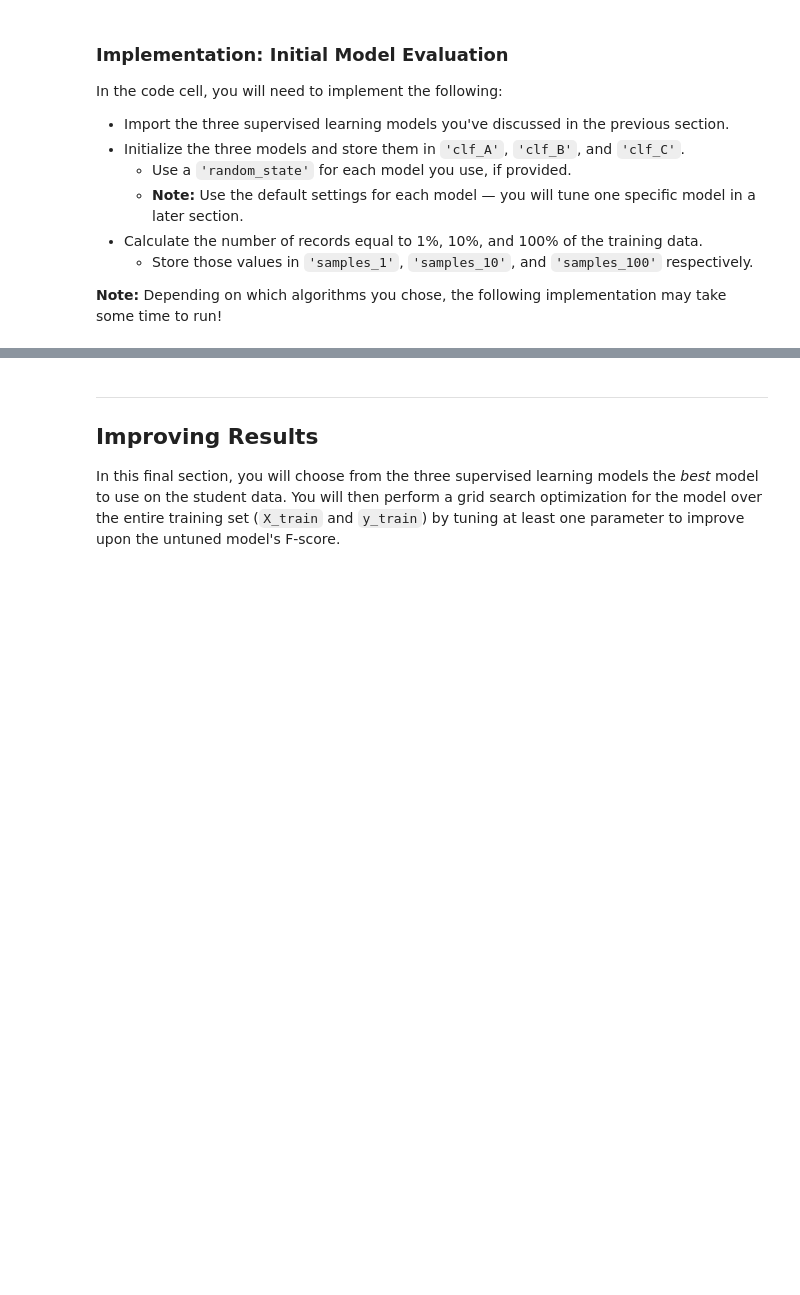
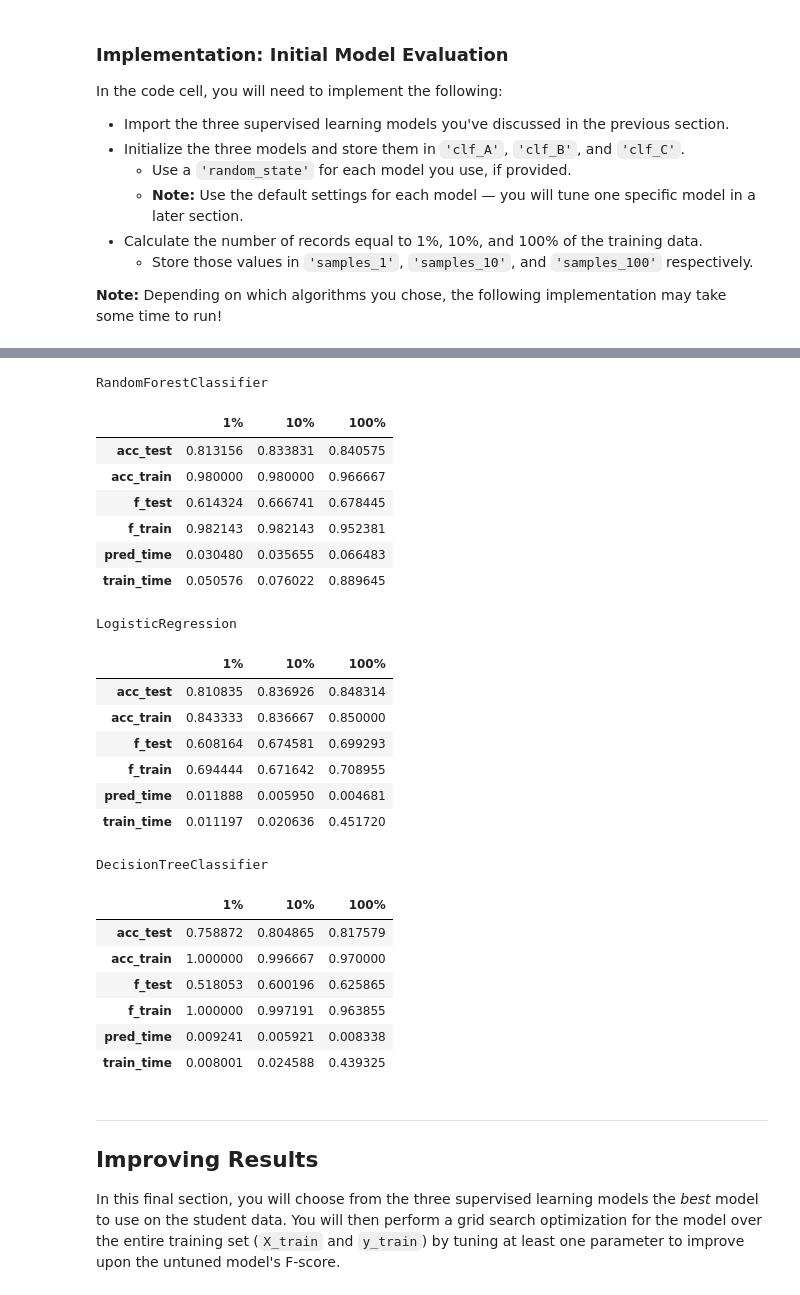
Before and after one commit to schottkey7/machine-learning, a Jupyter notebook: projects/finding_donors/finding_donors.ipynb, the cells around one changed output, grey strips where cells are left out. Saved outputs shown, nothing was run; the diff lists cells and outputs as text; code cells hidden in the pictures; blank space fills up the shorter version.

```diff
--- a/projects/finding_donors/finding_donors.ipynb
+++ b/projects/finding_donors/finding_donors.ipynb
@@ -449,3 +446,32 @@ RandomForestClassifier trained on 36177 samples.
+# %%
+for i in results.items():
+    print i[0]
+    display(pd.DataFrame(i[1]).rename(columns={0:'1%', 1:'10%', 2:'100%'}))
+# %% [output]
+RandomForestClassifier
+|  | 1% | 10% | 100% |
+| acc_test | 0.813156 | 0.833831 | 0.840575 |
+| acc_train | 0.980000 | 0.980000 | 0.966667 |
+| f_test | 0.614324 | 0.666741 | 0.678445 |
+| f_train | 0.982143 | 0.982143 | 0.952381 |
+| pred_time | 0.030480 | 0.035655 | 0.066483 |
+| train_time | 0.050576 | 0.076022 | 0.889645 |
+LogisticRegression
+|  | 1% | 10% | 100% |
+| acc_test | 0.810835 | 0.836926 | 0.848314 |
+| acc_train | 0.843333 | 0.836667 | 0.850000 |
+| f_test | 0.608164 | 0.674581 | 0.699293 |
+| f_train | 0.694444 | 0.671642 | 0.708955 |
+| pred_time | 0.011888 | 0.005950 | 0.004681 |
+| train_time | 0.011197 | 0.020636 | 0.451720 |
+DecisionTreeClassifier
+|  | 1% | 10% | 100% |
+| acc_test | 0.758872 | 0.804865 | 0.817579 |
+| acc_train | 1.000000 | 0.996667 | 0.970000 |
+| f_test | 0.518053 | 0.600196 | 0.625865 |
+| f_train | 1.000000 | 0.997191 | 0.963855 |
+| pred_time | 0.009241 | 0.005921 | 0.008338 |
+| train_time | 0.008001 | 0.024588 | 0.439325 |
 # %% [markdown]
 ----
 ## Improving Results
```
Also changed, not shown: parts of 9 cells of this notebook, 1 other file.
